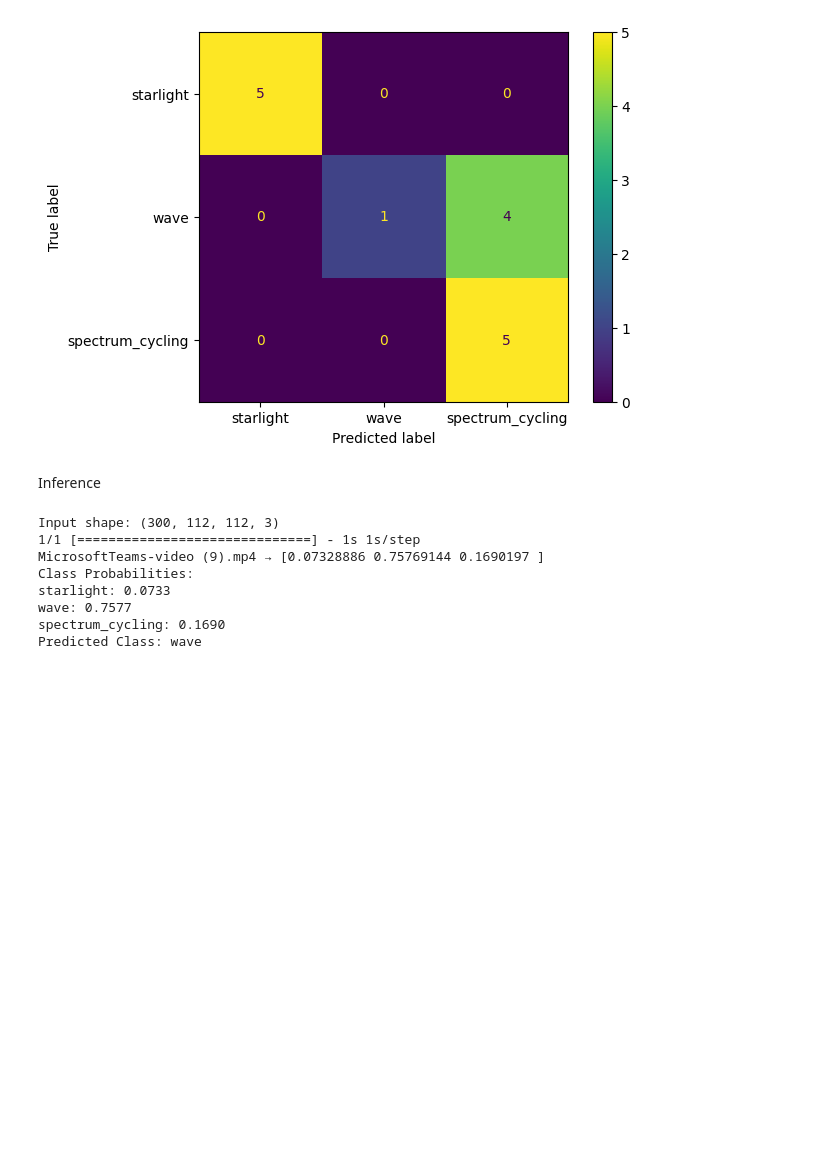
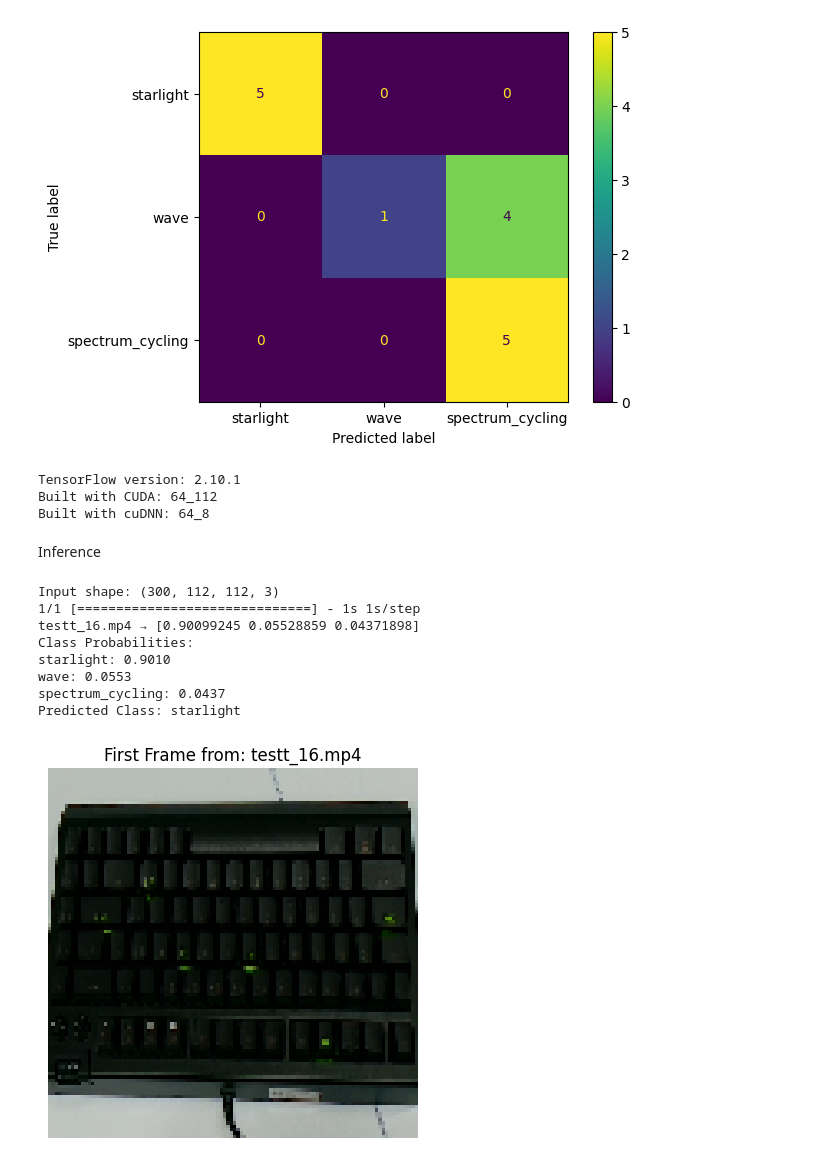
Before and after one commit to YinYuTan/cv_automation, a Jupyter notebook: jupyter_files/video_recognition/10s_pattern.ipynb, the cells around one changed output. Cells and saved outputs as stored; diff of their text form; code cells hidden in the pictures; blank space fills up the shorter version.

```diff
--- a/jupyter_files/video_recognition/10s_pattern.ipynb
+++ b/jupyter_files/video_recognition/10s_pattern.ipynb
@@ -164,9 +197,10 @@ from tensorflow.keras.utils import Sequence
 from pathlib import Path
 import albumentations as A
 
+img_size = 224
 
 class OnTheFlyVideoGenerator(Sequence):
-    def __init__(self, data_dir, class_names, frame_count=300, target_size=(112, 112), batch_size=4, shuffle=True, augment=False):
+    def __init__(self, data_dir, class_names, frame_count=300, target_size=(img_size, img_size), batch_size=4, shuffle=True, augment=False):
         self.data_dir = Path(data_dir)
         self.class_names = class_names
         self.frame_count = frame_count
@@ -255,12 +289,12 @@ from tensorflow.keras.callbacks import EarlyStopping, ModelCheckpoint
 # model = build_cnn_lstm()
 # model = build_conv_lstm()
 # model = build_cnn_lstm2()
-model = build_cnn_lstm3()
-# model = build_cnn_lstm()
+# model = build_cnn_lstm3()
+model = build_cnn_lstm4()
 
 base_path = Path.cwd().resolve().parents[1]
 checkpoint_path = base_path / "models" / "checkpoints" / "video_try_model.h5"
-final_model_path = base_path / "models" / "video_recognition" / "video_model7.h5"
+final_model_path = base_path / "models" / "video_recognition" / "video_model8.h5"
 metrics_path = base_path / "metrics" / "video_recognition"
 metrics_path.mkdir(parents=True, exist_ok=True)
 
@@ -300,7 +334,7 @@ print(f"Best Validation Accuracy: {val_accuracy:.4f}")
 
 # === Save Final Model and Metrics ===
 best_refined_model.save(final_model_path)
-with open(metrics_path / "video_model7.json", "w") as f:
+with open(metrics_path / "video_model8.json", "w") as f:
     json.dump(history.history, f)
 # %% [output]
 Epoch 1/10
@@ -374,6 +396,15 @@ ConfusionMatrixDisplay(cm, display_labels=test_gen.class_names).plot()
 # %% [output]
 <sklearn.metrics._plot.confusion_matrix.ConfusionMatrixDisplay at 0x...>
 [figure]
+# %%
+import tensorflow as tf
+print("TensorFlow version:", tf.__version__)
+print("Built with CUDA:", tf.sysconfig.get_build_info()["cuda_version"])
+print("Built with cuDNN:", tf.sysconfig.get_build_info()["cudnn_version"])
+# %% [output]
+TensorFlow version: 2.10.1
+Built with CUDA: 64_112
+Built with cuDNN: 64_8
 # %% [markdown]
 Inference
 # %%
@@ -382,37 +413,48 @@ from pathlib import Path
 from tensorflow.keras.models import load_model
 
 base_path = Path.cwd().resolve().parents[1]
 model_path = base_path / "models" / "video_recognition" / "video_model6.h5"
 model = load_model(model_path)
 
 # Robot/pictures/testt_1.mp4
+# "C:\Users\Yin Yu\Documents\cv_automation\Robot\pictures\testt_16.mp4"
 # Robot/pictures/MicrosoftTeams-video (4).mp4
 # C:\Users\Yin Yu\Documents\cv_automation\Robot\pictures\MicrosoftTeams-video (1).mp4
-path = Path(r"C:\Users\Yin Yu\Documents\cv_automation\Robot\pictures\MicrosoftTeams-video (9).mp4")
+path = Path(r"C:\Users\Yin Yu\Documents\cv_automation\Robot\pictures\testt_16.mp4")
 
 # Load and preprocess frames
 frames = test_gen.load_video_frames(path)
 print("Input shape:", frames.shape)  # Debug
 
 # Expand dims for batch
-input_tensor = np.expand_dims(frames, axis=0)  # (1, 90, 112, 112, 3)
+input_tensor = np.expand_dims(frames, axis=0)  # (1, frames, img_size, img_size, 3)
 
 # Predict
 pred_probs = model.predict(input_tensor)[0]
 
 # Output
 print(f"{path.name} → {pred_probs}")
 print("Class Probabilities:")
 for i, prob in enumerate(pred_probs):
     print(f"{test_gen.class_names[i]}: {prob:.4f}")
 
 print(f"Predicted Class: {test_gen.class_names[np.argmax(pred_probs)]}")
+
+import matplotlib.pyplot as plt
+
+first_frame = frames[0]  # Shape: (img_size, img_size, 3)
+
+plt.imshow(first_frame)
+plt.title(f"First Frame from: {path.name}")
+plt.axis('off')
+plt.show()
 # %% [output]
 Input shape: (300, 112, 112, 3)
 1/1 [==============================] - 1s 1s/step
-MicrosoftTeams-video (9).mp4 → [0.07328886 0.75769144 0.1690197 ]
+testt_16.mp4 → [0.90099245 0.05528859 0.04371898]
 Class Probabilities:
-starlight: 0.0733
-wave: 0.7577
-spectrum_cycling: 0.1690
-Predicted Class: wave
+starlight: 0.9010
+wave: 0.0553
+spectrum_cycling: 0.0437
+Predicted Class: starlight
+[figure, added]
```
Also changed, not shown: parts of 2 cells of this notebook, 16 other files.
